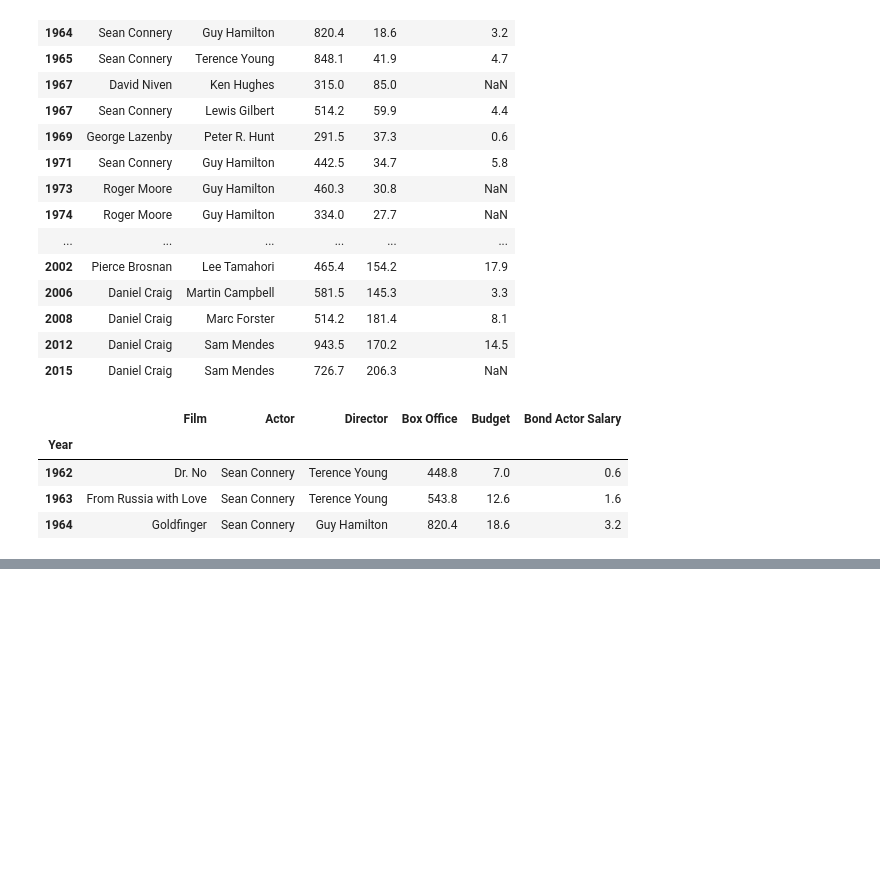
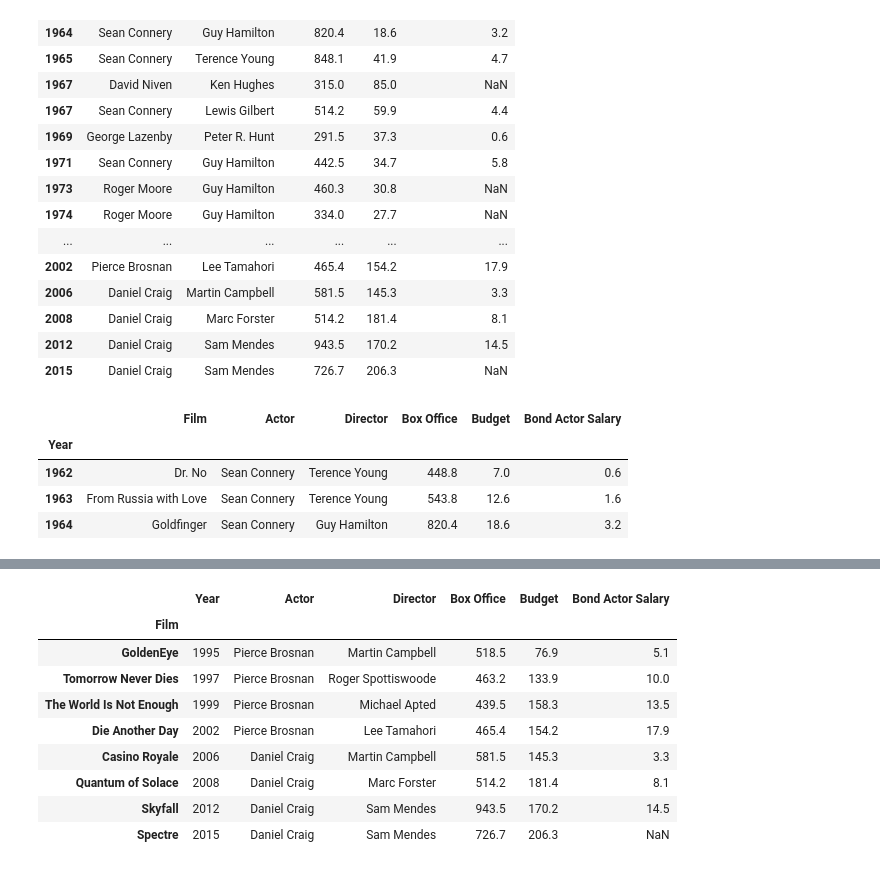
Before and after one commit to mekchou/DataAnalysisWithPandasAndPython, a Jupyter notebook: Sec6DataFrames3.ipynb, the cells around one changed output, grey strips where cells are left out. Drawn from its saved outputs; the diff is of its cells as text; code cells hidden in the pictures; blank space fills up the shorter version.

```diff
--- a/Sec6DataFrames3.ipynb
+++ b/Sec6DataFrames3.ipynb
@@ -74,0 +77,3 @@ bond.head(3)
+# %%
+bond = pd.read_csv(r'C:\Users\MekChou\OneDrive\Code\Udemy\Data Analysis with Pandas and Python\Data\jamesbond.csv')
+bond.head(5)
@@ -74,0 +87,15 @@ bond.head(3)
+# %%
+bond.set_index('Film', inplace=True)
+# %%
+bond.loc['GoldenEye':]
+# %% [output]
+|  | Year | Actor | Director | Box Office | Budget | Bond Actor Salary |
+| Film |  |  |  |  |  |  |
+| GoldenEye | 1995 | Pierce Brosnan | Martin Campbell | 518.5 | 76.9 | 5.1 |
+| Tomorrow Never Dies | 1997 | Pierce Brosnan | Roger Spottiswoode | 463.2 | 133.9 | 10.0 |
+| The World Is Not Enough | 1999 | Pierce Brosnan | Michael Apted | 439.5 | 158.3 | 13.5 |
+| Die Another Day | 2002 | Pierce Brosnan | Lee Tamahori | 465.4 | 154.2 | 17.9 |
+| Casino Royale | 2006 | Daniel Craig | Martin Campbell | 581.5 | 145.3 | 3.3 |
+| Quantum of Solace | 2008 | Daniel Craig | Marc Forster | 514.2 | 181.4 | 8.1 |
+| Skyfall | 2012 | Daniel Craig | Sam Mendes | 943.5 | 170.2 | 14.5 |
+| Spectre | 2015 | Daniel Craig | Sam Mendes | 726.7 | 206.3 | NaN |
```
Also changed, not shown: parts of 6 cells of this notebook.
